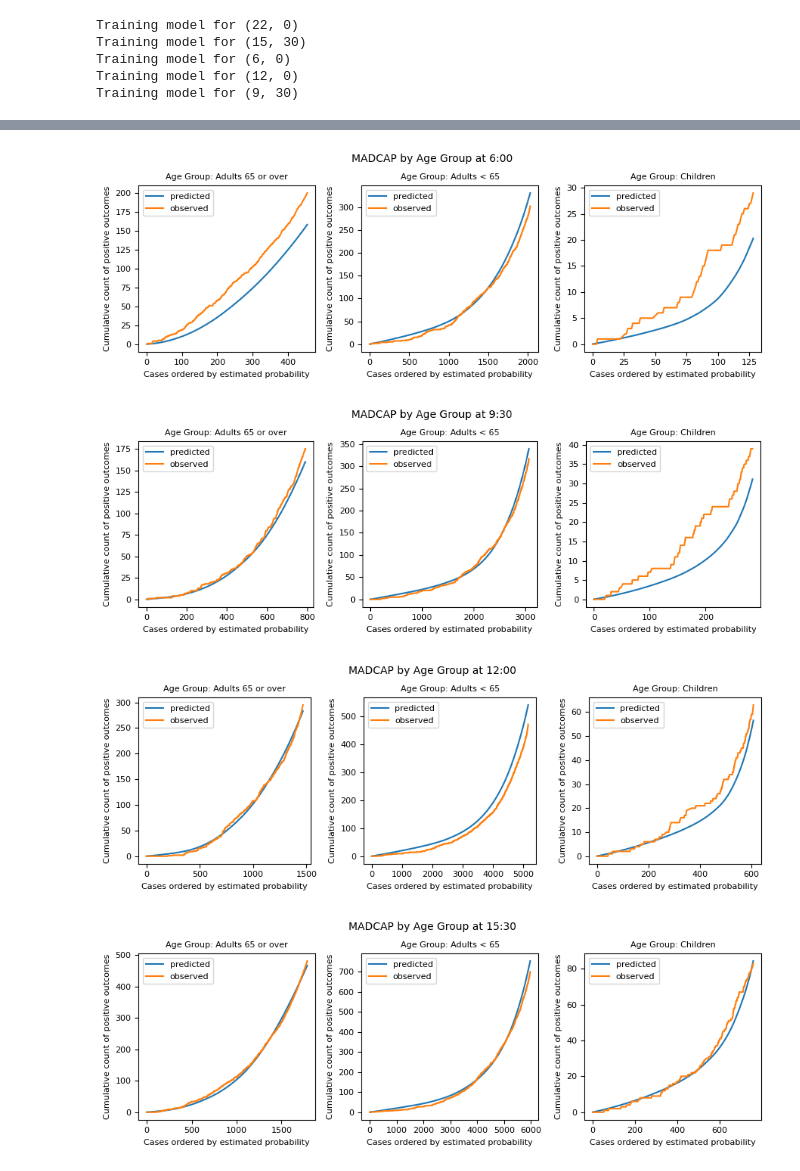
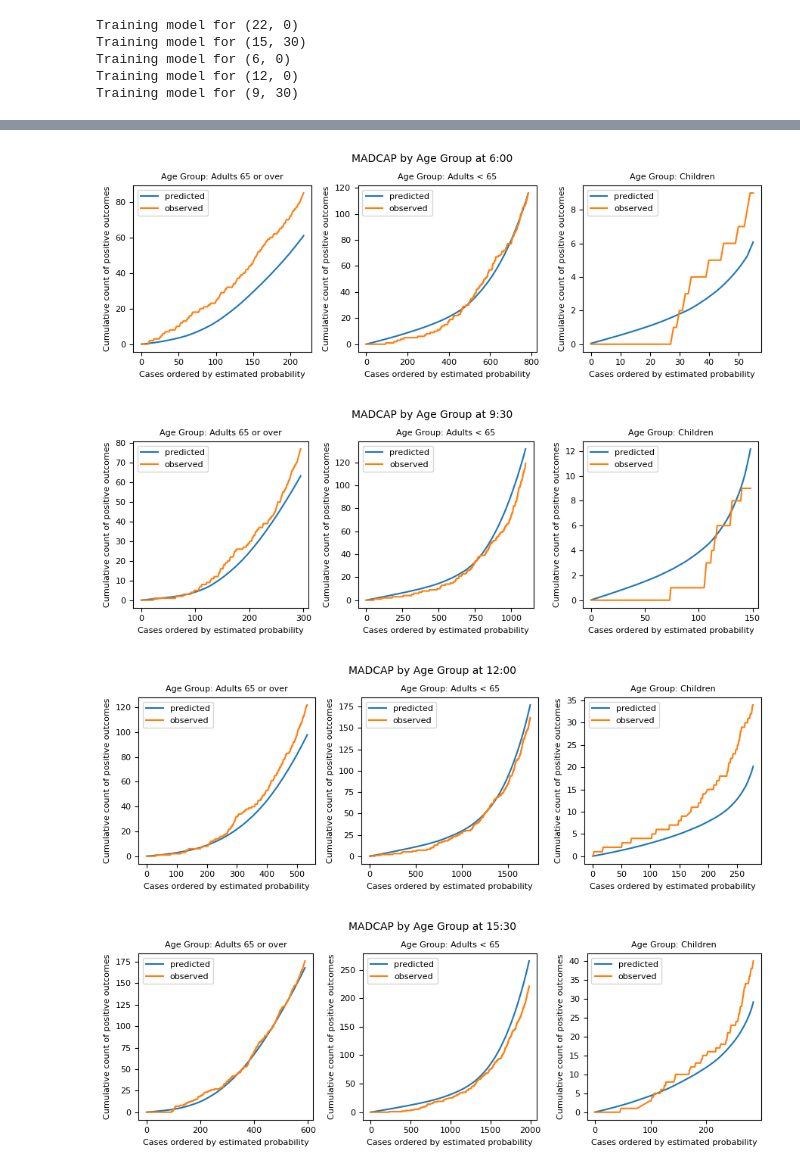
Before and after one commit to UCL-CORU/patientflow, a Jupyter notebook: notebooks/2c_Evaluate_patient_snapshot_models.ipynb, the cells around one changed output, grey strips where cells are left out. Cells and saved outputs as stored; diff of their text form; code cells hidden in the pictures.

Commit message:
Rewrite notebook 2c for honest calibration and validation-first evaluation

```diff
--- a/notebooks/2c_Evaluate_patient_snapshot_models.ipynb
+++ b/notebooks/2c_Evaluate_patient_snapshot_models.ipynb
@@ -92,7 +95,7 @@ First, we apply the temporal splits as shown in the previous notebook.
 from patientflow.prepare import create_temporal_splits
 
 # create the temporal splits
-train_visits, valid_visits, test_visits = create_temporal_splits(
+train_visits, calibration_visits, valid_visits, test_visits = create_temporal_splits(
     ed_visits,
     start_training_set,
     start_validation_set,
@@ -100,6 +103,6 @@ train_visits, valid_visits, test_visits = create_temporal_splits(
     end_test_set,
     col_name="snapshot_date", # states which column contains the date to use when making the splits
     visit_col="visit_number", # states which column contains the visit number to use when making the splits
-
+    start_calibration=start_calibration_set,
 )
 # %% [output]
@@ -174,0 +180,16 @@ We loop through each prediction time, training a model. To start with, we will n
+# %%
+from patientflow.prepare import prepare_patient_snapshots
+
+print("Training-set class balance by prediction time (one snapshot per visit):")
+for prediction_time in sorted(prediction_times):
+    _, y_train = prepare_patient_snapshots(
+        train_visits,
+        prediction_time=prediction_time,
+        visit_col="visit_number",
+    )
+    n_train = len(y_train)
+    n_admitted = int(y_train.sum())
+    print(
+        f"{prediction_time}: n = {n_train}, admitted = {n_admitted} "
+        f"({n_admitted / n_train:.1%})"
+    )
@@ -185,7 +213,6 @@ for prediction_time in prediction_times:
     model = train_classifier(
         train_visits=train_visits,
         valid_visits=valid_visits,
-        test_visits=test_visits,
         grid={"n_estimators": [20, 30, 40]},
         exclude_from_training_data=exclude_from_training_data,
         ordinal_mappings=ordinal_mappings,
@@ -193,6 +220,7 @@ for prediction_time in prediction_times:
         visit_col="visit_number",
         calibrate_probabilities=False,
         use_balanced_training=False,
+        calibration_visits=calibration_visits,
     )
 
     model_name = 'admissions'
@@ -297,15 +337,14 @@ for prediction_time in prediction_times:
     model = train_classifier(
         train_visits=train_visits,
         valid_visits=valid_visits,
-        test_visits=test_visits,
         grid={"n_estimators": [20, 30, 40]},
         exclude_from_training_data=exclude_from_training_data,
         ordinal_mappings=ordinal_mappings,
         prediction_time=prediction_time,
         visit_col="visit_number",
         calibrate_probabilities=False,
-        calibration_method="sigmoid",
         use_balanced_training=True,
+        calibration_visits=calibration_visits,
     )
 
     model_name = 'admissions'
@@ -407,14 +555,16 @@ Analysis like this helps understand the limitations of the modelling, and consid
 # %%
 from patientflow.viz.madcap import plot_madcap_by_group
+
 plot_madcap_by_group(
     trained_models=trained_models,
-    test_visits=test_visits,
+    test_visits=valid_visits,
     grouping_var="age_group",
     grouping_var_name="Age Group",
-    plot_difference=False
+    plot_difference=False,
+    show=True,
 )
 # %% [output]
-[figure, old version]
+[figure, new version]
-[figure, old version]
+[figure, new version]
-[figure, old version]
+[figure, new version]
-[figure, old version]
+[figure, new version]
```
Also changed, not shown: parts of 32 cells of this notebook, 33 other files.
